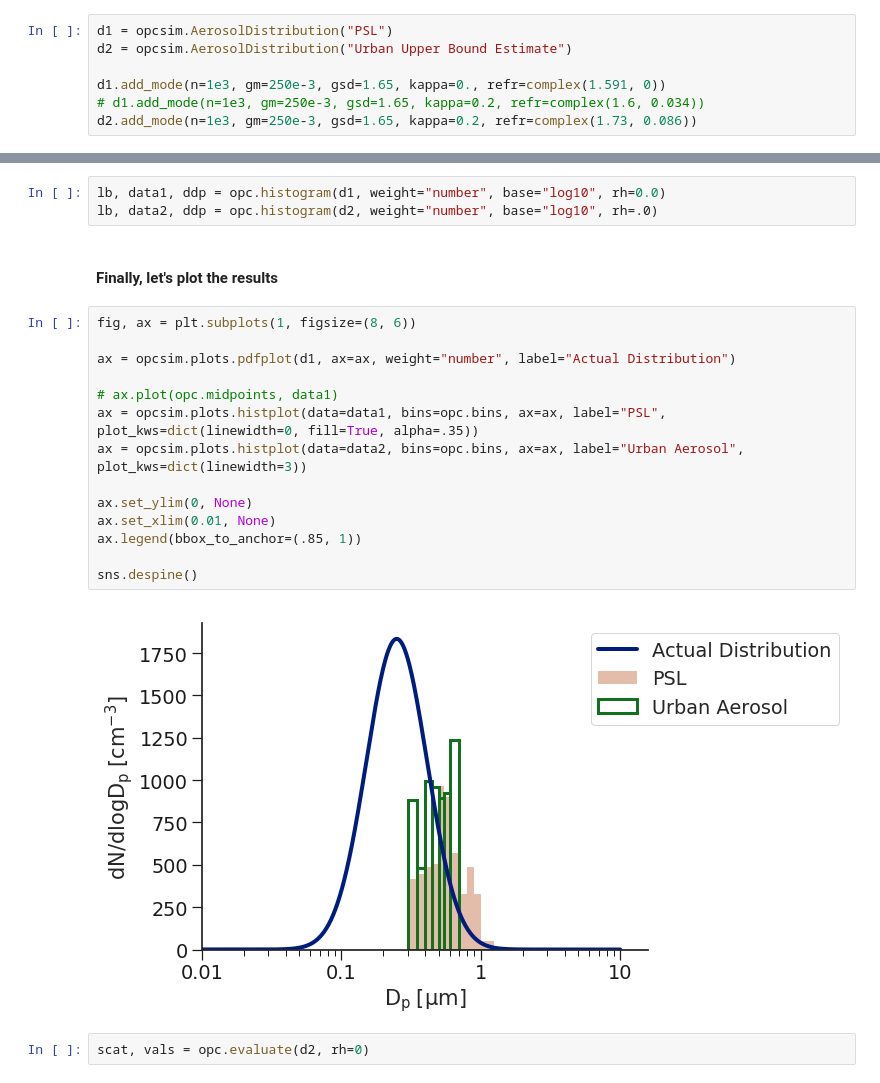
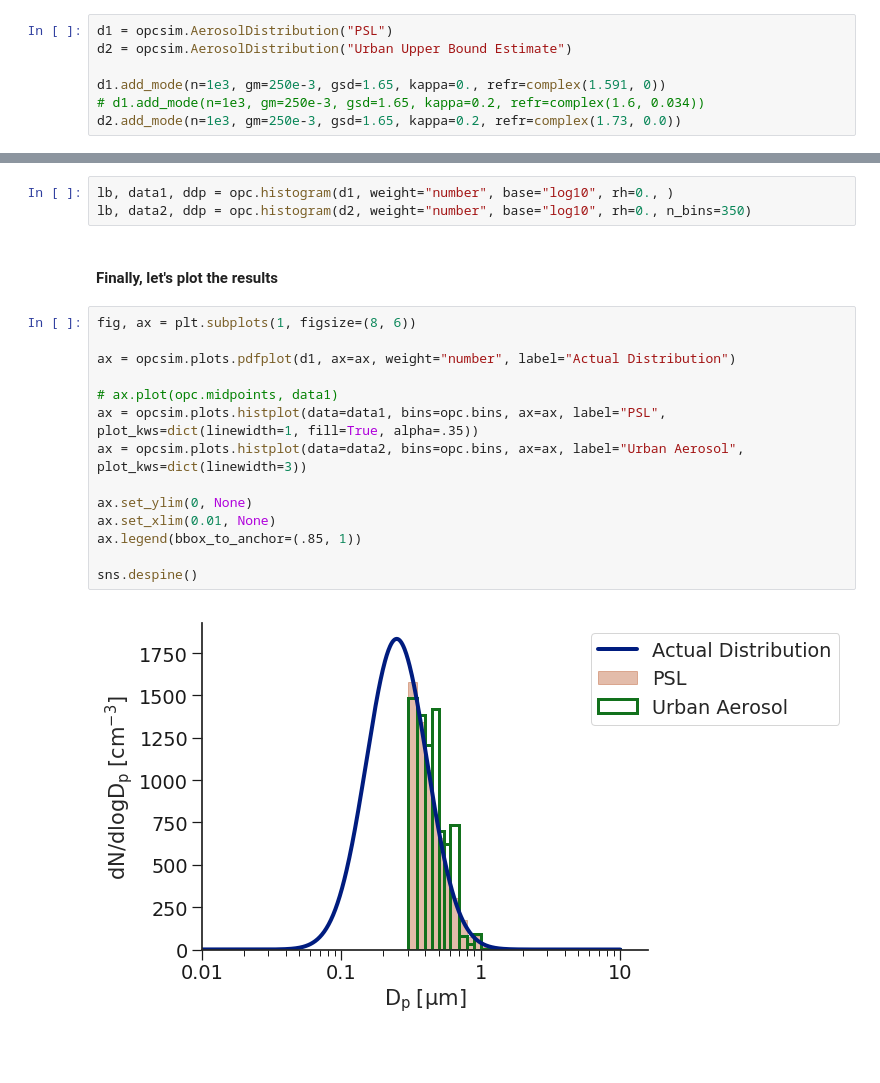
Before and after one commit to dhhagan/opcsim, a Jupyter notebook: docs/tutorial/model.ipynb, the cells around one changed output, grey strips where cells are left out. Drawn from its saved outputs; the diff is of its cells as text; blank space fills up the shorter version.

```diff
--- a/docs/tutorial/model.ipynb
+++ b/docs/tutorial/model.ipynb
@@ -555,29 +484,27 @@ d2 = opcsim.AerosolDistribution("Urban Upper Bound Estimate")
 
 d1.add_mode(n=1e3, gm=250e-3, gsd=1.65, kappa=0., refr=complex(1.591, 0))
 # d1.add_mode(n=1e3, gm=250e-3, gsd=1.65, kappa=0.2, refr=complex(1.6, 0.034))
-d2.add_mode(n=1e3, gm=250e-3, gsd=1.65, kappa=0.2, refr=complex(1.73, 0.086))
+d2.add_mode(n=1e3, gm=250e-3, gsd=1.65, kappa=0.2, refr=complex(1.73, 0.0))
 # %% [markdown]
 #### Now, let's compute the histogram for a few different scenarios
 # %%
-lb, data1, ddp = opc.histogram(d1, weight="number", base="log10", rh=0.0)
-lb, data2, ddp = opc.histogram(d2, weight="number", base="log10", rh=.0)
+lb, data1, ddp = opc.histogram(d1, weight="number", base="log10", rh=0., )
+lb, data2, ddp = opc.histogram(d2, weight="number", base="log10", rh=0., n_bins=350)
 # %% [markdown]
 #### Finally, let's plot the results
 # %%
 fig, ax = plt.subplots(1, figsize=(8, 6))
 
 ax = opcsim.plots.pdfplot(d1, ax=ax, weight="number", label="Actual Distribution")
 
 # ax.plot(opc.midpoints, data1)
-ax = opcsim.plots.histplot(data=data1, bins=opc.bins, ax=ax, label="PSL", plot_kws=dict(linewidth=0, fill=True, alpha=.35))
+ax = opcsim.plots.histplot(data=data1, bins=opc.bins, ax=ax, label="PSL", plot_kws=dict(linewidth=1, fill=True, alpha=.35))
 ax = opcsim.plots.histplot(data=data2, bins=opc.bins, ax=ax, label="Urban Aerosol", plot_kws=dict(linewidth=3))
 
 ax.set_ylim(0, None)
 ax.set_xlim(0.01, None)
 ax.legend(bbox_to_anchor=(.85, 1))
 
 sns.despine()
 # %% [output]
-[figure, old version]
+[figure, new version]
-# %%
-scat, vals = opc.evaluate(d2, rh=0)
```
Also changed, not shown: parts of 28 cells of this notebook, 1 other file.
